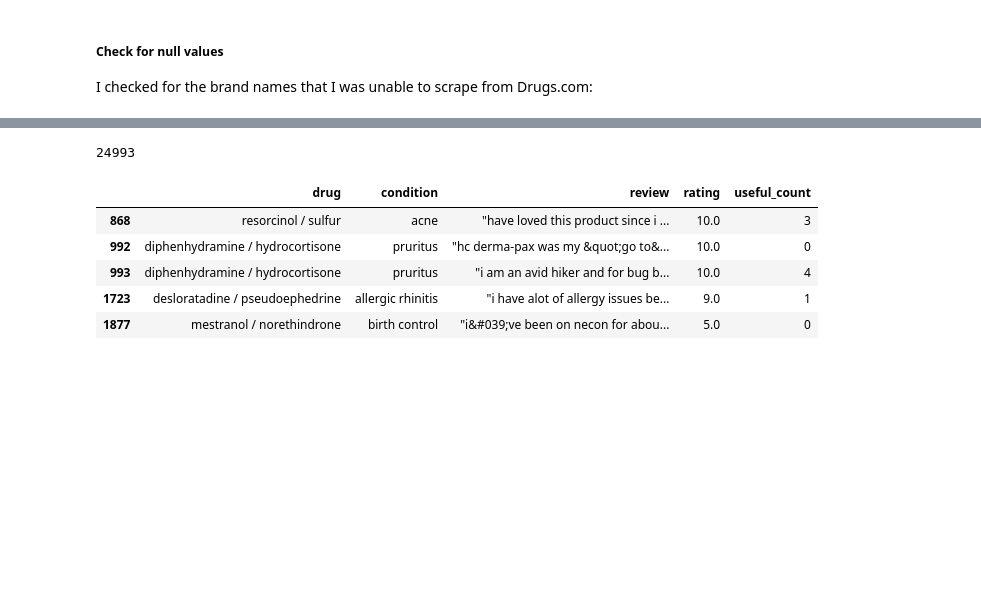
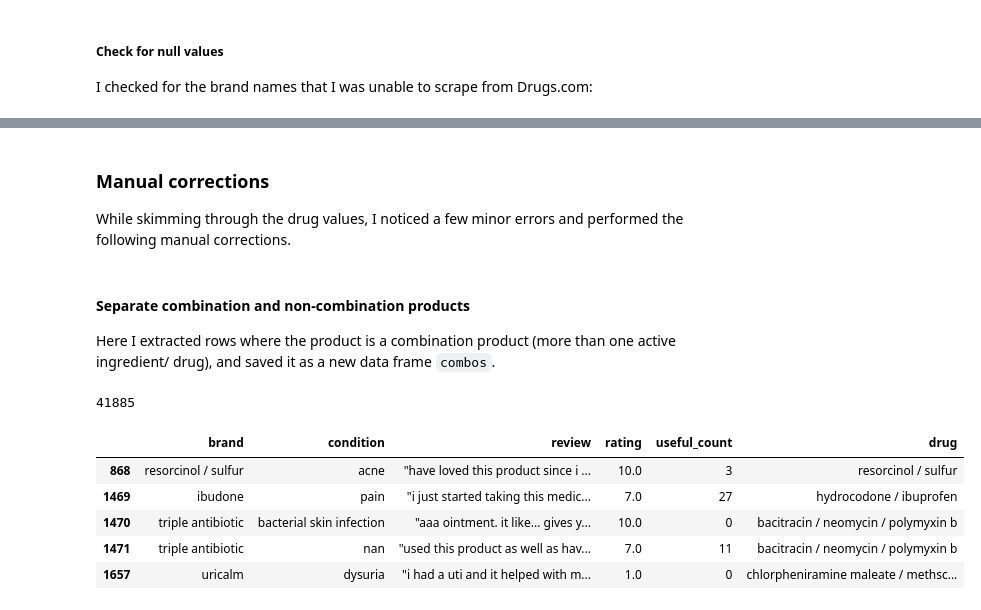
Before and after one commit to jocelynho/ga_capstone, a Jupyter notebook: 1_data_collection/1c_reviews.ipynb, the cells around one changed output, grey strips where cells are left out. Drawn from its saved outputs; the diff is of its cells as text; code cells hidden in the pictures; blank space fills up the shorter version.

```diff
--- a/1_data_collection/1c_reviews.ipynb
+++ b/1_data_collection/1c_reviews.ipynb
@@ -342,0 +413,3 @@ not_found
+# %%
+# create dictionary with original brand names
+brand_drug_dict = dict(zip(brands, brand_drug_dict.values()))
@@ -343,3 +542,4 @@ not_found
 # %%
-reviews[reviews['drug'].str.contains(r' / \d')]
+tmp = reviews[reviews['drug'].str.contains('oral')]
+tmp.head()
 # %% [output]
@@ -358,0 +552,3 @@ reviews[reviews['drug'].str.contains(r' / \d')]
+# %%
+reviews.loc[tmp.index, 'drug'] = tmp.brand
+reviews.loc[tmp.index].head()
@@ -359,13 +598,51 @@ reviews[reviews['drug'].str.contains(r' / \d')]
+# %% [markdown]
+### Manual corrections
+While skimming through the drug values, I noticed a few minor errors and performed the following manual corrections.
+# %%
+manual_replace = {'(klye-oh-kwin-ol)': '', '(klye-oh-KWIN-ol)': '',
+                  'diltiazembrand name': 'diltiazem', 'diltiazemBrand Name': 'diltiazem',
+                  'polymyxin B sulfate': 'polymyxin B',
+                  'polymyxin B': 'polymyxin b',
+                  'ethinyl estradiol': 'ethinylestradiol',
+                  'atorvastatin calcium': 'atorvastatin',
+                  'polymyxin B': 'polymyxin b',
+                  'ethinyl estradiol': 'ethinylestradiol',
+                  'pseudoephedrine sulfate': 'pseudoephedrine',
+                  'amlodipine besylate': 'amlodipine',
+                  'ethyl estradiol': 'ethinylestradiol',
+                  'von Willebrand factor complex': 'von willebrand factor',
+                  'esomeprazole sodium': 'esomeprazole',
+                  'acyclovir': 'aciclovir',
+                  'emergency contraceptive': '',
+                  'viscous': '',
+                  '200mg': '',
+                  'protein-bound': '',
+                  'omega 3 supplement': 'omega-3',
+                  '>': '',
+                  'for reconstitution / cream / gel / liquid / lotion / soap / spray': '',
+                  'hypertrichosis of eyelid.  see below for a comprehensive list of adverse effects.': 'bimatoprost',
+                  'hypertrichosis of eyelid.  See below for a comprehensive list of adverse effects.': 'bimatoprost',
+                  '(': '', ')': ''}
+
+# replace drug column looping through each key-value pair in dictionary
+for i, j in manual_replace.items():
+    reviews.drug = reviews.drug.str.replace(i, j)
+
+# remove space
+reviews.drug = reviews.drug.apply(lambda x: x.strip())
+# %% [markdown]
+#### Separate combination and non-combination products
+Here I extracted rows where the product is a combination product (more than one active ingredient/ drug), and saved it as a new data frame `combos`.
 # %%
-# separate names with multiple ingredients
-combos = reviews[reviews['drug'].str.contains(r'\D\D\D+ / \D\D\D+')]
+# separate names with multiple ingredients (contains a slash /)
+combos = reviews[reviews['drug'].str.contains(' / ')]
 print(len(combos))
 combos.head()
 # %% [output]
-24993
+41885
-|  | drug | condition | review | rating | useful_count |
-| 868 | resorcinol / sulfur | acne | "have loved this product since i ... | 10.0 | 3 |
-| 992 | diphenhydramine / hydrocortisone | pruritus | "hc derma-pax was my &quot;go to&... | 10.0 | 0 |
-| 993 | diphenhydramine / hydrocortisone | pruritus | "i am an avid hiker and for bug b... | 10.0 | 4 |
-| 1723 | desloratadine / pseudoephedrine | allergic rhinitis | "i have alot of allergy issues be... | 9.0 | 1 |
-| 1877 | mestranol / norethindrone | birth control | "i&#039;ve been on necon for abou... | 5.0 | 0 |
+|  | brand | condition | review | rating | useful_count | drug |
+| 868 | resorcinol / sulfur | acne | "have loved this product since i ... | 10.0 | 3 | resorcinol / sulfur |
+| 1469 | ibudone | pain | "i just started taking this medic... | 7.0 | 27 | hydrocodone / ibuprofen |
+| 1470 | triple antibiotic | bacterial skin infection | "aaa ointment. it like... gives y... | 10.0 | 0 | bacitracin / neomycin / polymyxin b |
+| 1471 | triple antibiotic | nan | "used this product as well as hav... | 7.0 | 11 | bacitracin / neomycin / polymyxin b |
+| 1657 | uricalm | dysuria | "i had a uti and it helped with m... | 1.0 | 0 | chlorpheniramine maleate / methsc... |
```
Also changed, not shown: parts of 189 cells of this notebook.
